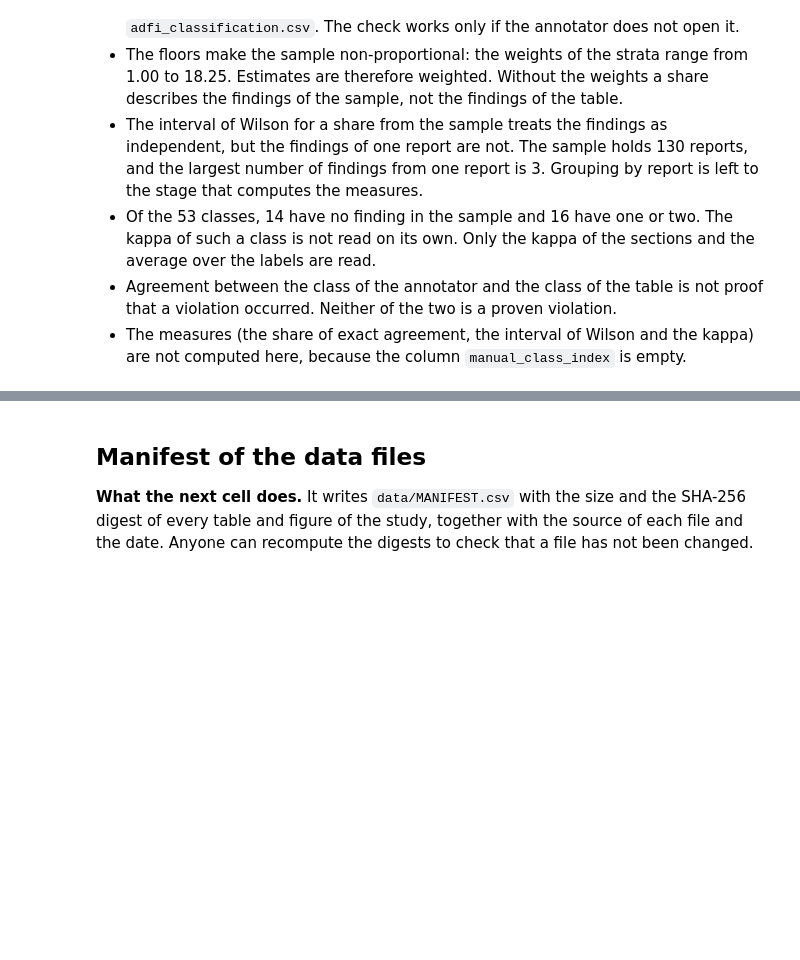
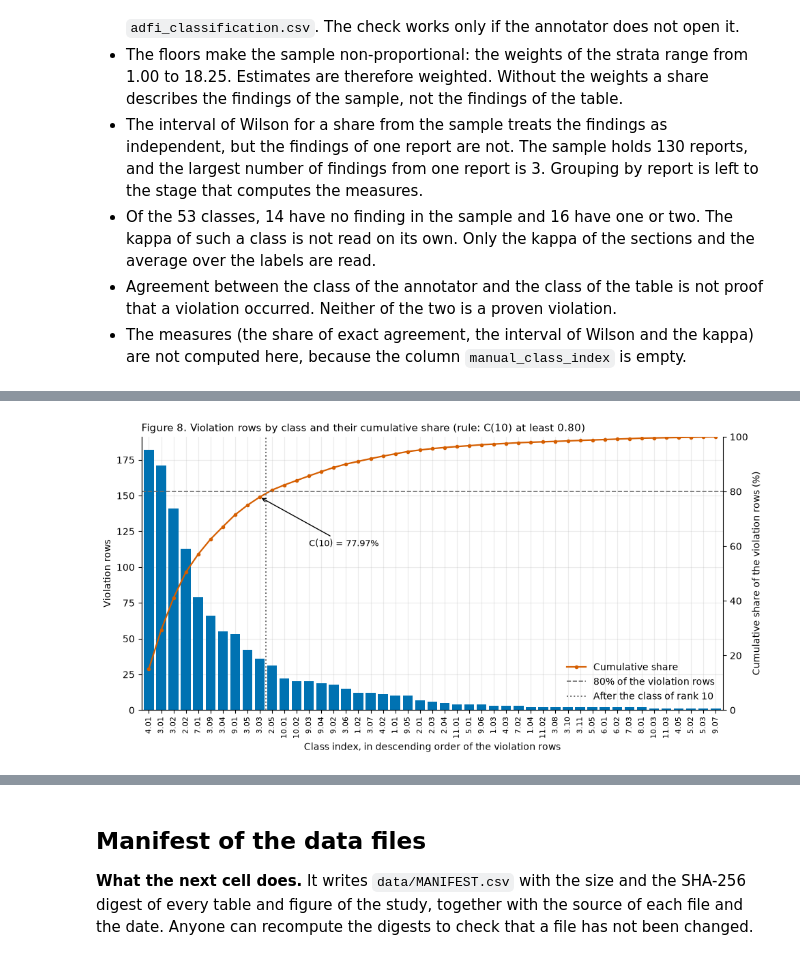
Before and after one commit to beluhov/adfi-violations-classification, a Jupyter notebook: ADFI_Violations_Classification.ipynb, the cells around one changed output, grey strips where cells are left out. Drawn from its saved outputs; the diff is of its cells as text; code cells hidden in the pictures; blank space fills up the shorter version.

```diff
--- a/ADFI_Violations_Classification.ipynb
+++ b/ADFI_Violations_Classification.ipynb
@@ -1903,0 +2034,28 @@ Where $p_o$ is the share of findings for which the two indicators are equal; and
+# %%
+h1a_shown = conc[conc["rows_violation"] > 0]
+h1a_x = h1a_shown["rank"].to_numpy()
+
+fig, ax = plt.subplots(figsize=(11, 5.2))
+ax.bar(h1a_x, h1a_shown["rows_violation"], color=C_BLUE, width=0.8)
+ax.set_xticks(h1a_x)
+ax.set_xticklabels(h1a_shown["class_index"], rotation=90, fontsize=8)
+ax.set_xlim(0.4, len(h1a_shown) + 0.6)
+ax.set_xlabel("Class index, in descending order of the violation rows")
+ax.set_ylabel("Violation rows")
+
+ax_cum = ax.twinx()
+ax_cum.plot(h1a_x, h1a_shown["cum_share"] * 100, color=C_VERMILION, marker="o", markersize=3, linewidth=1.6, label="Cumulative share")
+ax_cum.axhline(H1A_MIN_CUM_SHARE * 100, color=C_GREY, linestyle="--", linewidth=1.2, label=f"{H1A_MIN_CUM_SHARE:.0%} of the violation rows")
+ax_cum.axvline(H1A_MAX_CLASSES + 0.5, color=C_GREY, linestyle=":", linewidth=1.4, label=f"After the class of rank {H1A_MAX_CLASSES}")
+ax_cum.set_ylim(0, 100)
+ax_cum.set_ylabel("Cumulative share of the violation rows (%)")
+ax_cum.grid(False)
+ax_cum.spines["right"].set_visible(True)
+ax_cum.annotate(f"C({H1A_MAX_CLASSES}) = {h1a_c10:.2%}", xy=(H1A_MAX_CLASSES, h1a_c10 * 100), xytext=(H1A_MAX_CLASSES + 4, h1a_c10 * 100 - 18),
+                arrowprops={"arrowstyle": "->", "color": "black"}, fontsize=9)
+ax_cum.legend(frameon=False, loc="lower right")
+ax.set_title(f"Figure 8. Violation rows by class and their cumulative share (rule: C({H1A_MAX_CLASSES}) at least {H1A_MIN_CUM_SHARE:.2f})", loc="left")
+fig.savefig(FIG_DIR / "F8_class_concentration.png", bbox_inches="tight")
+plt.show()
+# %% [output]
+[figure, added]
```
Also changed, not shown: parts of 17 cells of this notebook, 5 other files.
